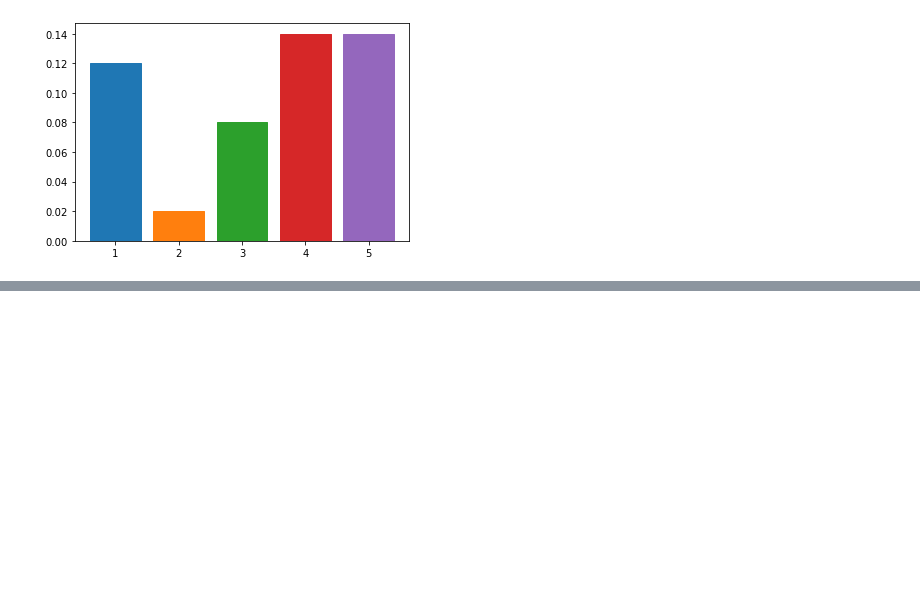
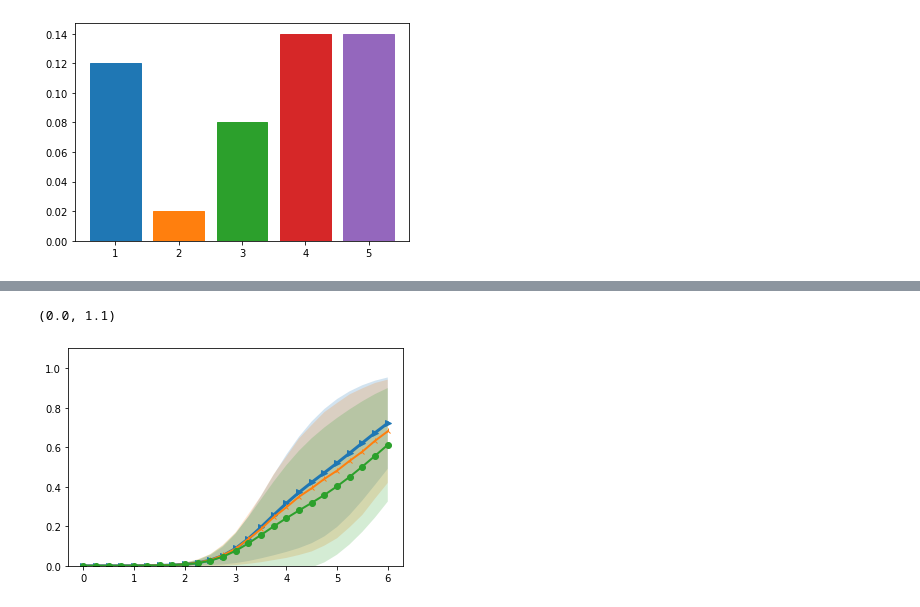
Before and after one commit to Sakib1418/Corteva, a Jupyter notebook: plot.ipynb, the cells around one changed output, grey strips where cells are left out. Cells and saved outputs as stored; diff of their text form; code cells hidden in the pictures; blank space fills up the shorter version.

```diff
--- a/plot.ipynb
+++ b/plot.ipynb
@@ -333,0 +279,29 @@ plt.show()
+# %%
+x = np.array([i for i in range(len(case_1['mean_frac_res']))])/4
+
+y1 = case_1['mean_frac_res']
+y2 = case_2['mean_frac_res']
+y3 = case_3['mean_frac_res']
+
+
+upper = case_1['mean_frac_res'] + case_1['std_frac_res']
+lower = case_1['mean_frac_res'] - case_1['std_frac_res']
+plt.fill_between(x, lower, upper, alpha=.2)
+plt.plot(x,y1, marker='>',  linewidth = 3)
+
+
+upper = case_2['mean_frac_res'] + case_2['std_frac_res']
+lower = case_2['mean_frac_res'] - case_2['std_frac_res']
+plt.fill_between(x, lower, upper, alpha=.2)
+plt.plot(x,y2, marker='2', linewidth = 2)
+
+
+upper = case_3['mean_frac_res'] + case_3['std_frac_res']
+lower = case_3['mean_frac_res'] - case_3['std_frac_res']
+plt.fill_between(x, lower, upper, alpha=.2)
+plt.plot(x,y3, marker='o', linewidth = 2)
+
+plt.ylim([0,1.1])
+# %% [output]
+(0.0, 1.1)
+[figure, added]
```
Also changed, not shown: parts of 17 cells of this notebook, 11 other files.
